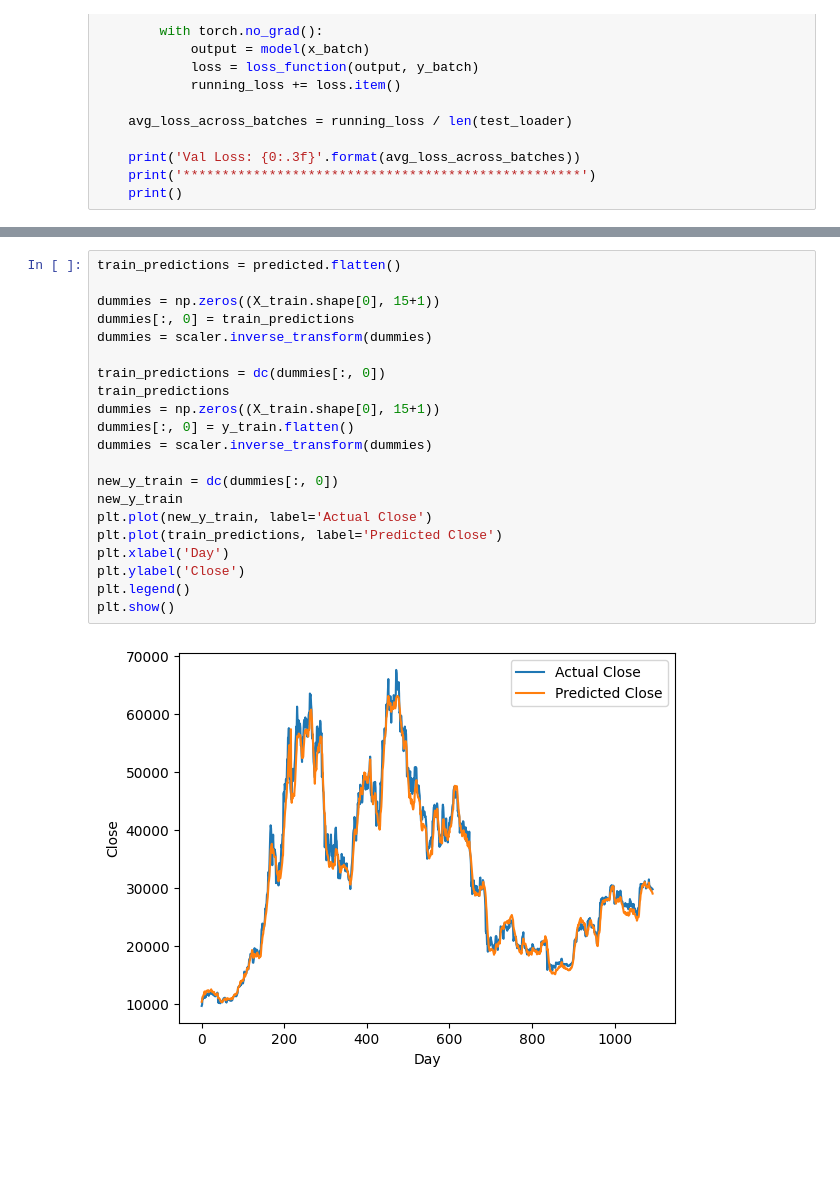
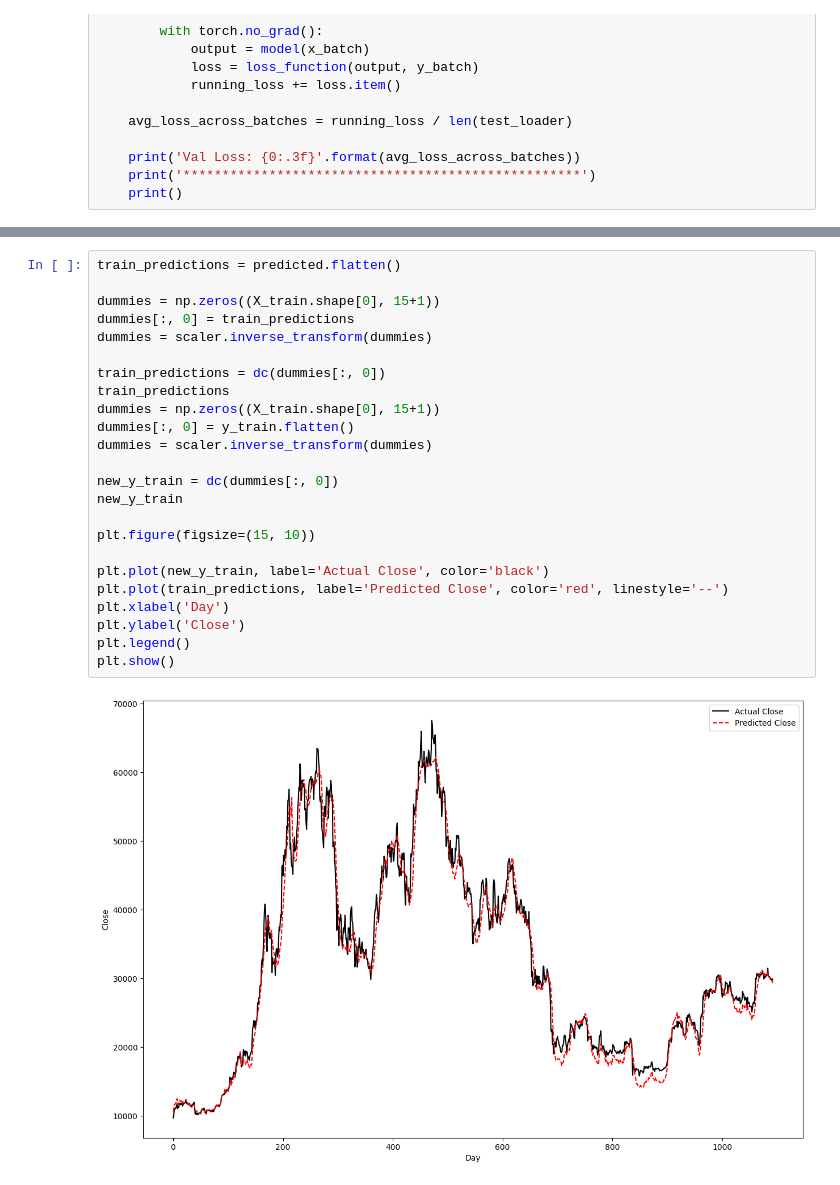
Before and after one commit to Ivo196/Crypto-Price-Forecasting-Using-Autoformer, a Jupyter notebook: Crypto price forecasting using Autoformer.ipynb, the cells around one changed output, grey strips where cells are left out. Cells and saved outputs as stored; diff of their text form; blank space fills up the shorter version.

```diff
--- a/Crypto price forecasting using Autoformer.ipynb
+++ b/Crypto price forecasting using Autoformer.ipynb
@@ -371,26 +371,29 @@ plt.show()
 # %%
 train_predictions = predicted.flatten()
 
 dummies = np.zeros((X_train.shape[0], 15+1))
 dummies[:, 0] = train_predictions
 dummies = scaler.inverse_transform(dummies)
 
 train_predictions = dc(dummies[:, 0])
 train_predictions
 dummies = np.zeros((X_train.shape[0], 15+1))
 dummies[:, 0] = y_train.flatten()
 dummies = scaler.inverse_transform(dummies)
 
 new_y_train = dc(dummies[:, 0])
 new_y_train
-plt.plot(new_y_train, label='Actual Close')
-plt.plot(train_predictions, label='Predicted Close')
+
+plt.figure(figsize=(15, 10))
+
+plt.plot(new_y_train, label='Actual Close', color='black')
+plt.plot(train_predictions, label='Predicted Close', color='red', linestyle='--')
 plt.xlabel('Day')
 plt.ylabel('Close')
 plt.legend()
 plt.show()
 # %% [output]
-[figure, old version]
+[figure, new version]
 # %%
 test_predictions = model(X_test.to(device)).detach().cpu().numpy().flatten()
 
```
Also changed, not shown: parts of 8 cells of this notebook.
